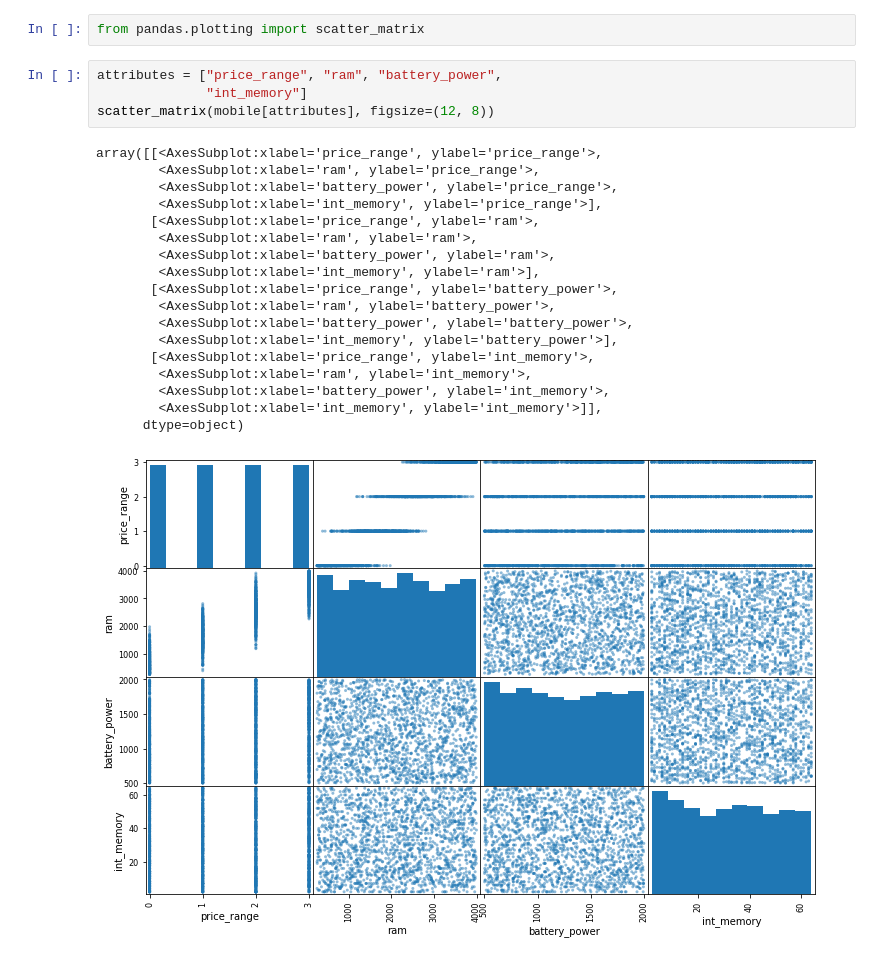
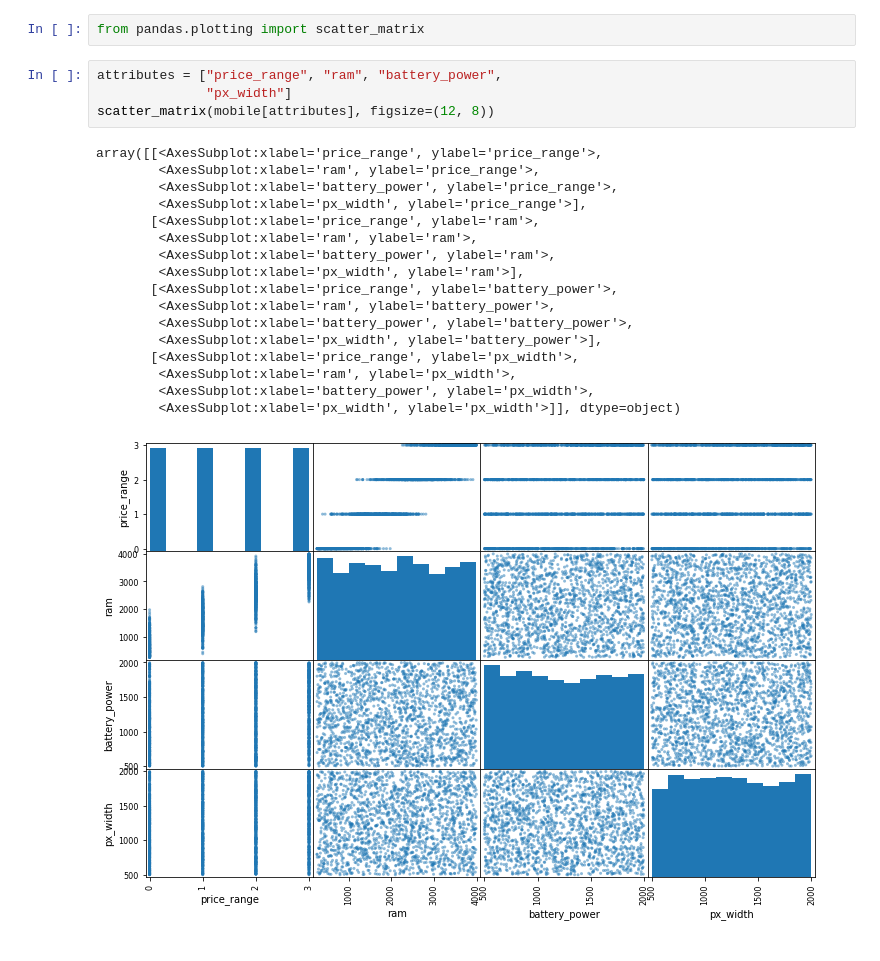
Before and after one commit to na2007/F20DL, a Jupyter notebook: Coursework.ipynb, the cells around one changed output. Saved outputs shown, nothing was run; the diff lists cells and outputs as text.

```diff
--- a/Coursework.ipynb
+++ b/Coursework.ipynb
@@ -144,24 +146,23 @@ Name: price_range, dtype: float64
 from pandas.plotting import scatter_matrix
 # %%
 attributes = ["price_range", "ram", "battery_power",
-              "int_memory"]
+              "px_width"]
 scatter_matrix(mobile[attributes], figsize=(12, 8))
 # %% [output]
 array([[<AxesSubplot:xlabel='price_range', ylabel='price_range'>,
         <AxesSubplot:xlabel='ram', ylabel='price_range'>,
         <AxesSubplot:xlabel='battery_power', ylabel='price_range'>,
-        <AxesSubplot:xlabel='int_memory', ylabel='price_range'>],
+        <AxesSubplot:xlabel='px_width', ylabel='price_range'>],
        [<AxesSubplot:xlabel='price_range', ylabel='ram'>,
         <AxesSubplot:xlabel='ram', ylabel='ram'>,
         <AxesSubplot:xlabel='battery_power', ylabel='ram'>,
-        <AxesSubplot:xlabel='int_memory', ylabel='ram'>],
+        <AxesSubplot:xlabel='px_width', ylabel='ram'>],
        [<AxesSubplot:xlabel='price_range', ylabel='battery_power'>,
         <AxesSubplot:xlabel='ram', ylabel='battery_power'>,
         <AxesSubplot:xlabel='battery_power', ylabel='battery_power'>,
-        <AxesSubplot:xlabel='int_memory', ylabel='battery_power'>],
-       [<AxesSubplot:xlabel='price_range', ylabel='int_memory'>,
-        <AxesSubplot:xlabel='ram', ylabel='int_memory'>,
-        <AxesSubplot:xlabel='battery_power', ylabel='int_memory'>,
-        <AxesSubplot:xlabel='int_memory', ylabel='int_memory'>]],
-      dtype=object)
+        <AxesSubplot:xlabel='px_width', ylabel='battery_power'>],
+       [<AxesSubplot:xlabel='price_range', ylabel='px_width'>,
+        <AxesSubplot:xlabel='ram', ylabel='px_width'>,
+        <AxesSubplot:xlabel='battery_power', ylabel='px_width'>,
+        <AxesSubplot:xlabel='px_width', ylabel='px_width'>]], dtype=object)
-[figure, old version]
+[figure, new version]
```
Also changed, not shown: parts of 26 cells of this notebook.
